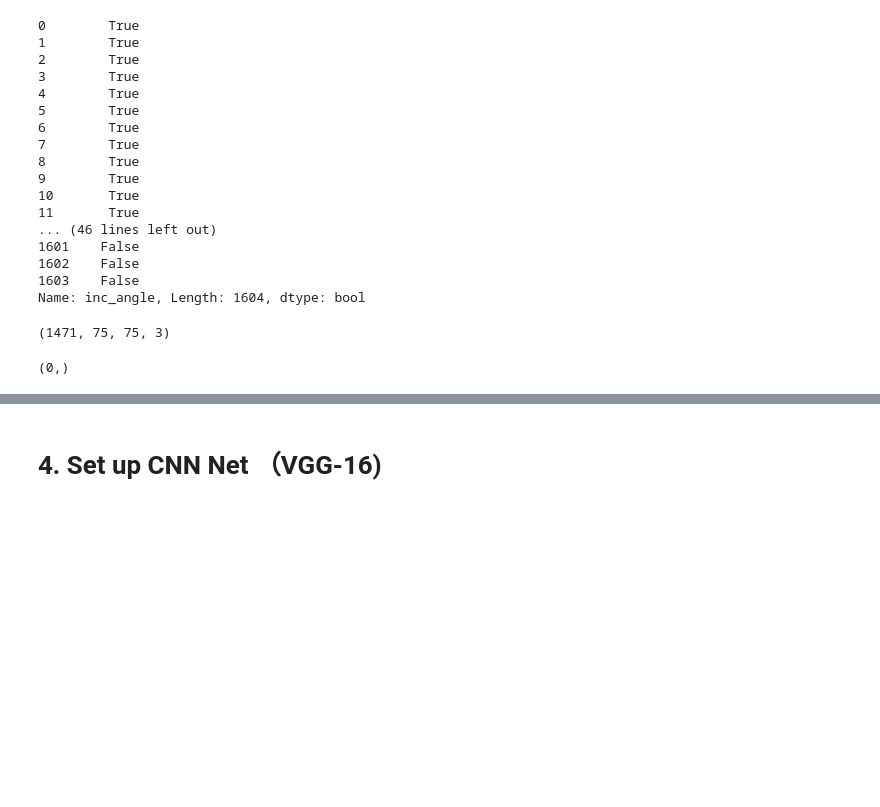
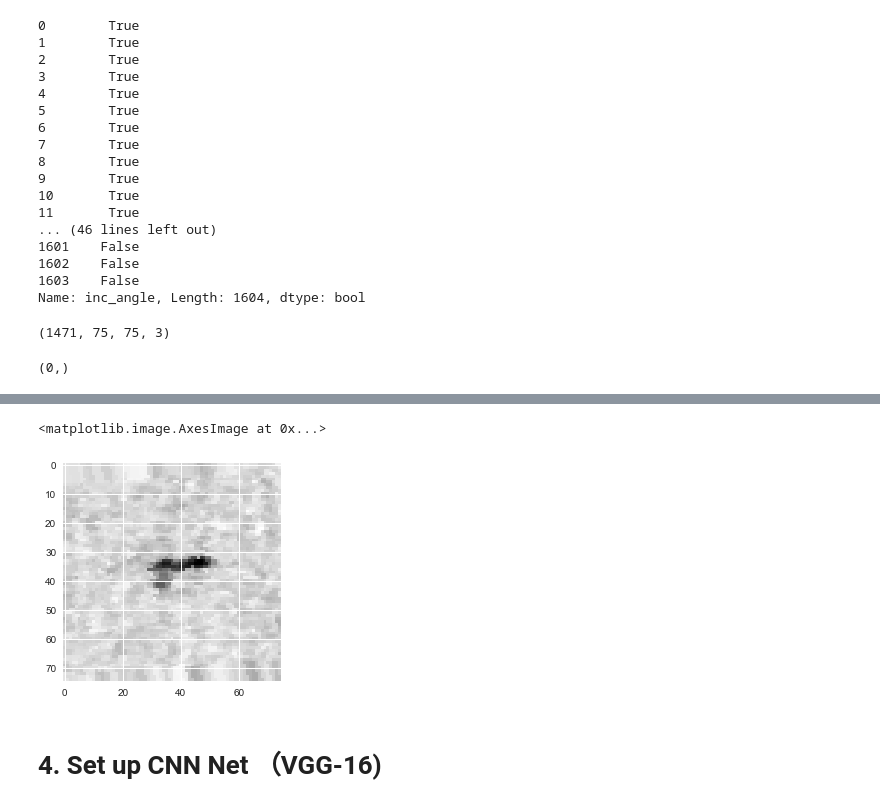
Before and after one commit to yushinliu/kaggle_competition-other_projects, a Jupyter notebook: Kaggle/MuonNeutrino/Explore_data+CNN.ipynb, the cells around one changed output, grey strips where cells are left out. Saved outputs shown, nothing was run; the diff lists cells and outputs as text; code cells hidden in the pictures; blank space fills up the shorter version.

```diff
--- a/Kaggle/MuonNeutrino/Explore_data+CNN.ipynb
+++ b/Kaggle/MuonNeutrino/Explore_data+CNN.ipynb
@@ -216,0 +278,8 @@ X_train,y_train=feature_eng(train)
+# %%
+gen=ImageDataGenerator(horizontal_flip = True, #Randomly flip inputs horizontally.
+                         vertical_flip = True,
+                         width_shift_range = 0.,
+                         height_shift_range = 0.,
+                         channel_shift_range=0,
+                         zoom_range = 0.5,
+                         rotation_range = 10)
@@ -216,0 +290,3 @@ X_train,y_train=feature_eng(train)
+# %%
+sample=X_train[1,:,:,0]
+sample=sample[np.newaxis,:,:,np.newaxis]
@@ -216,0 +298,3 @@ X_train,y_train=feature_eng(train)
+# %%
+batch_size=32
+gen1=gen.flow(sample,batch_size=2,seed=42)
@@ -216,0 +305,5 @@ X_train,y_train=feature_eng(train)
+# %%
+plt.imshow(gen1.next()[0][:,:,0])
+# %% [output]
+<matplotlib.image.AxesImage at 0x...>
+[figure, added]
```
Also changed, not shown: parts of 32 cells of this notebook, 4 other files.
